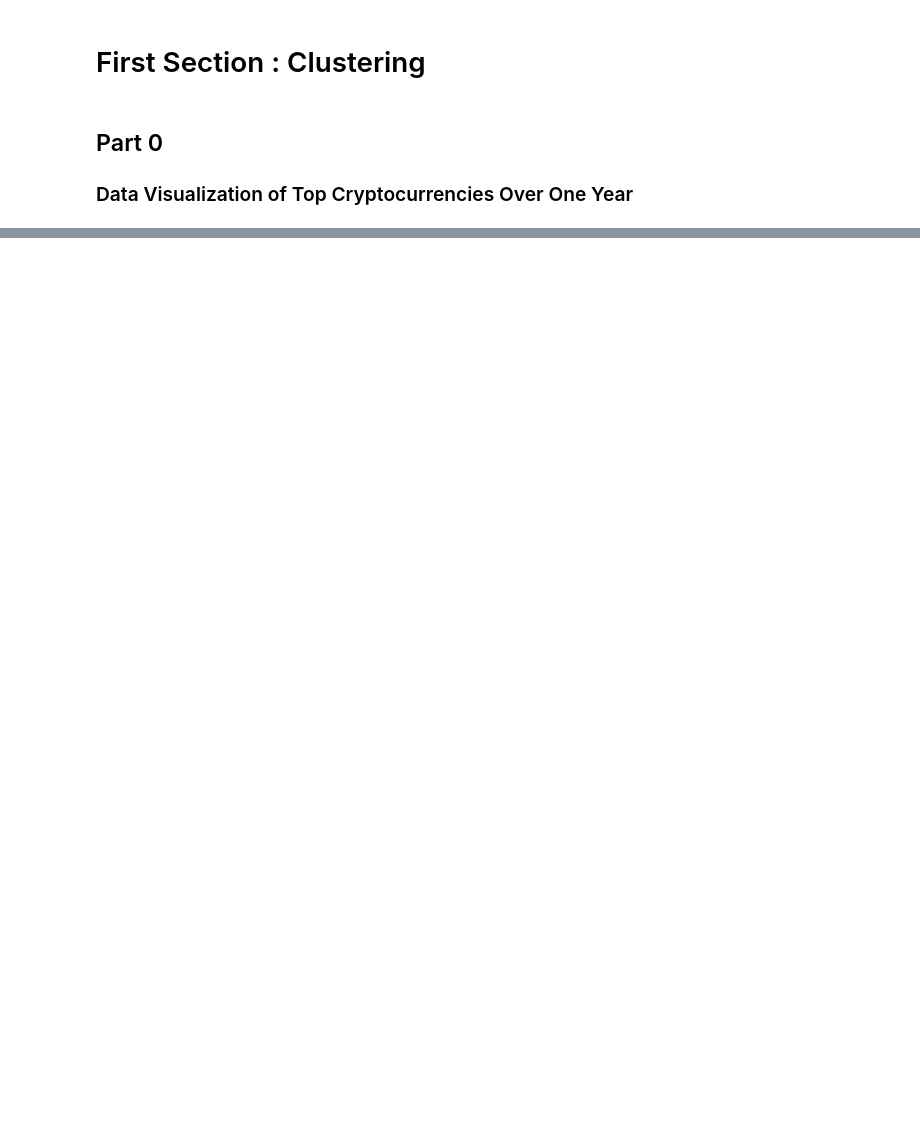
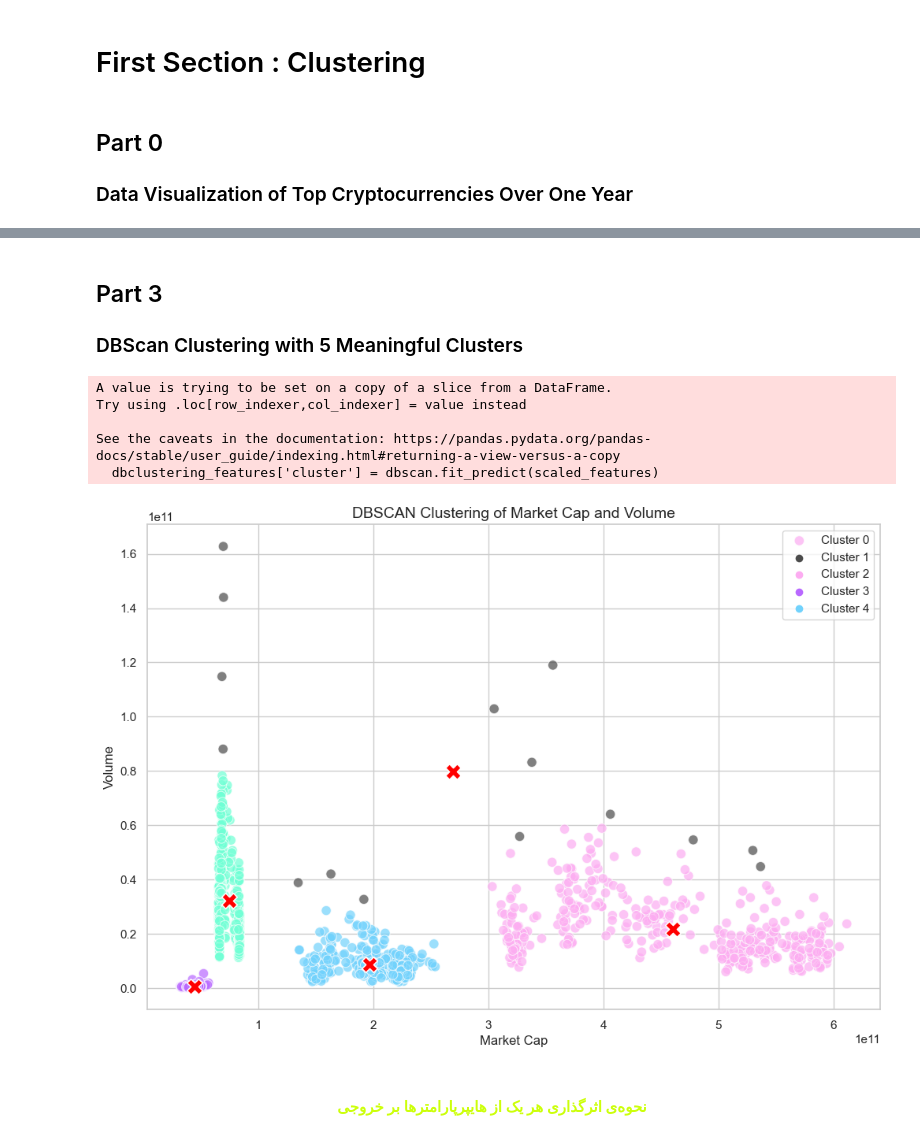
Before and after one commit to sixth-group/Faze2-FirstProject, a Jupyter notebook: section1-clustering/clustering.ipynb, the cells around one changed output, grey strips where cells are left out. Saved outputs shown, nothing was run; the diff lists cells and outputs as text; code cells hidden in the pictures; blank space fills up the shorter version.

Commit message:
fix part 3

```diff
--- a/section1-clustering/clustering.ipynb
+++ b/section1-clustering/clustering.ipynb
@@ -71,0 +76,3 @@ plt.show()
+# %% [markdown]
+## Part 3
+### DBScan Clustering with 5  Meaningful Clusters
@@ -71,0 +82,51 @@ plt.show()
+# %%
+dbclustering_features = market_best[['market_cap', 'volume']]
+
+# Standardize the data
+scaler = StandardScaler()
+scaled_features = scaler.fit_transform(dbclustering_features)
+
+# Apply DBSCAN clustering
+dbscan = DBSCAN(eps=0.3, min_samples=5)
+# %%
+# Visualization
+
+# Add the cluster labels to the DataFrame
+dbclustering_features['cluster'] = dbscan.fit_predict(scaled_features)
+
+# Set up the plot
+plt.figure(figsize=(12, 8))
+sns.set(style='whitegrid')
+
+# Plot the scatter plot
+scatter = sns.scatterplot(x='market_cap', y='volume', hue='cluster', palette=cluster_colors, data=dbclustering_features, alpha=0.7, s=80)
+
+# Highlight cluster centers
+db_centroids = dbclustering_features.groupby('cluster').mean()[['market_cap', 'volume']]
+sns.scatterplot(x=db_centroids['market_cap'], y=db_centroids['volume'], color='red', marker='X', s=200)
+
+
+# Set plot labels and title
+plt.xlabel('Market Cap', fontsize=12)
+plt.ylabel('Volume', fontsize=12)
+plt.title('DBSCAN Clustering of Market Cap and Volume', fontsize=14)
+
+# Add a legend
+legend_labels = [f'Cluster {i}' for i in range(dbclustering_features['cluster'].nunique())]
+scatter = scatter.legend(labels=legend_labels, loc='upper right')
+
+# Show the plot
+plt.show()
+# %% [output]
+A value is trying to be set on a copy of a slice from a DataFrame.
+Try using .loc[row_indexer,col_indexer] = value instead
+
+See the caveats in the documentation: https://pandas.pydata.org/pandas-docs/stable/user_guide/indexing.html#returning-a-view-versus-a-copy
+  dbclustering_features['cluster'] = dbscan.fit_predict(scaled_features)
+[figure, added]
+# %% [markdown]
+<h4 align=center style="line-height:300%;font-family:vazir;color:#CCFF0B">
+<font face="vazir" color="#CCFF0B">
+نحوه‌ی اثرگذاری هر یک از هایپرپارامتر‌ها بر خروجی
+</font>
+</h4>
```
Also changed, not shown: parts of 8 cells of this notebook.
